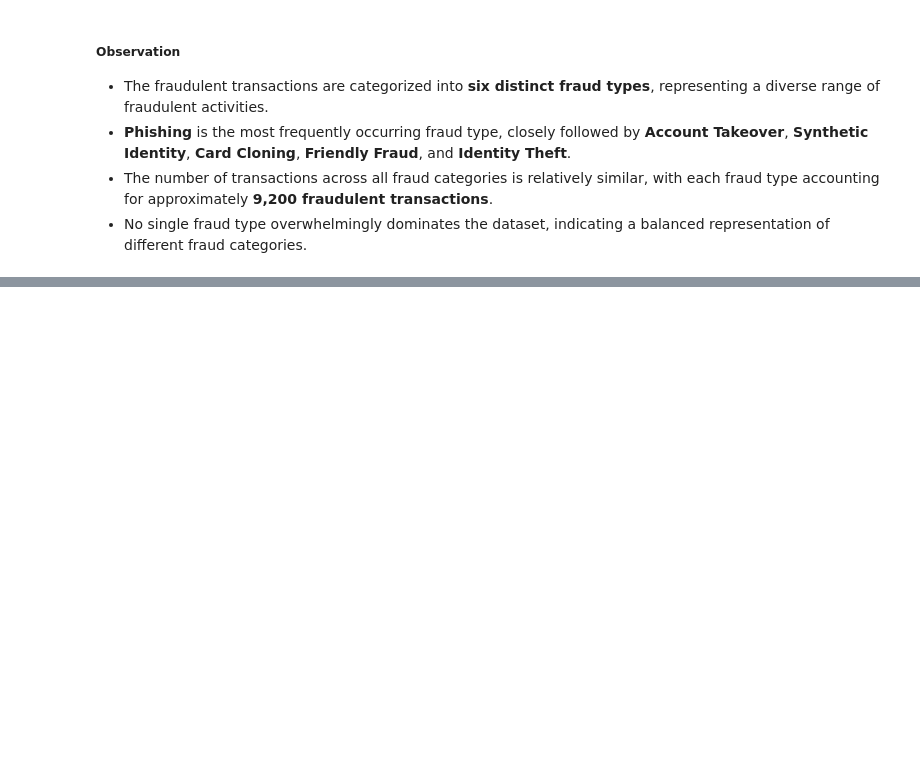
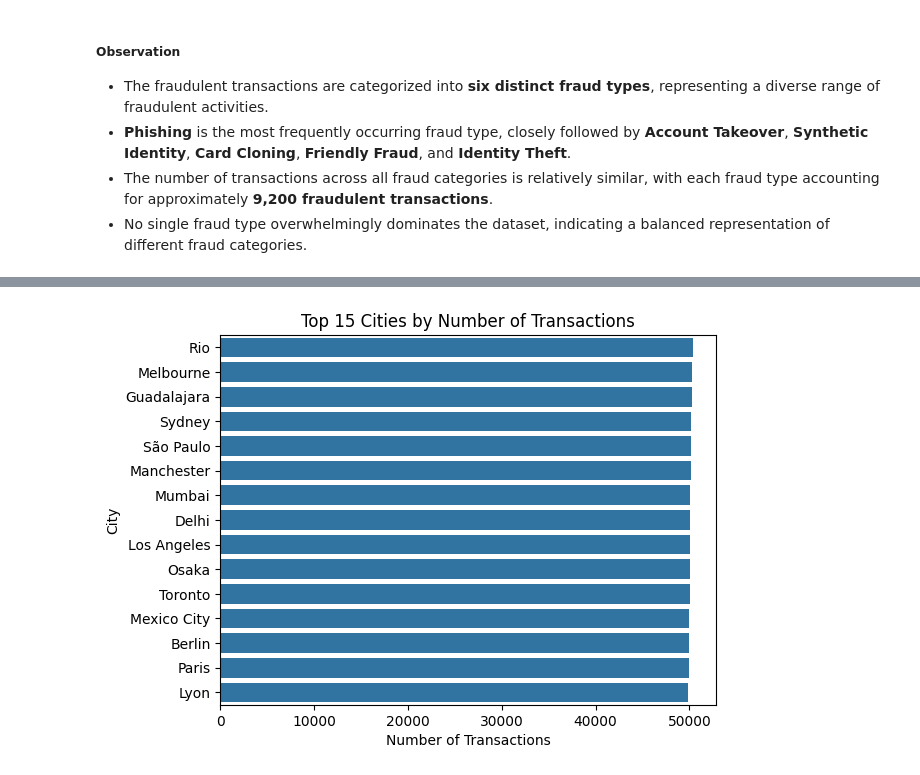
Before and after one commit to abhi-saurav-saroya/bank-fraud-eda, a Jupyter notebook: notebooks/02_exploratory_data_analysis.ipynb, the cells around one changed output, grey strips where cells are left out. Saved outputs shown, nothing was run; the diff lists cells and outputs as text; code cells hidden in the pictures; blank space fills up the shorter version.

```diff
--- a/notebooks/02_exploratory_data_analysis.ipynb
+++ b/notebooks/02_exploratory_data_analysis.ipynb
@@ -1367,0 +1442,15 @@ plt.show()
+# %%
+top_cities = df["city"].value_counts().head(15)
+
+sns.barplot(
+    x=top_cities.values,
+    y=top_cities.index
+)
+
+plt.title("Top 15 Cities by Number of Transactions")
+plt.xlabel("Number of Transactions")
+plt.ylabel("City")
+
+plt.show()
+# %% [output]
+[figure, added]
```
Also changed, not shown: parts of 10 cells of this notebook.
